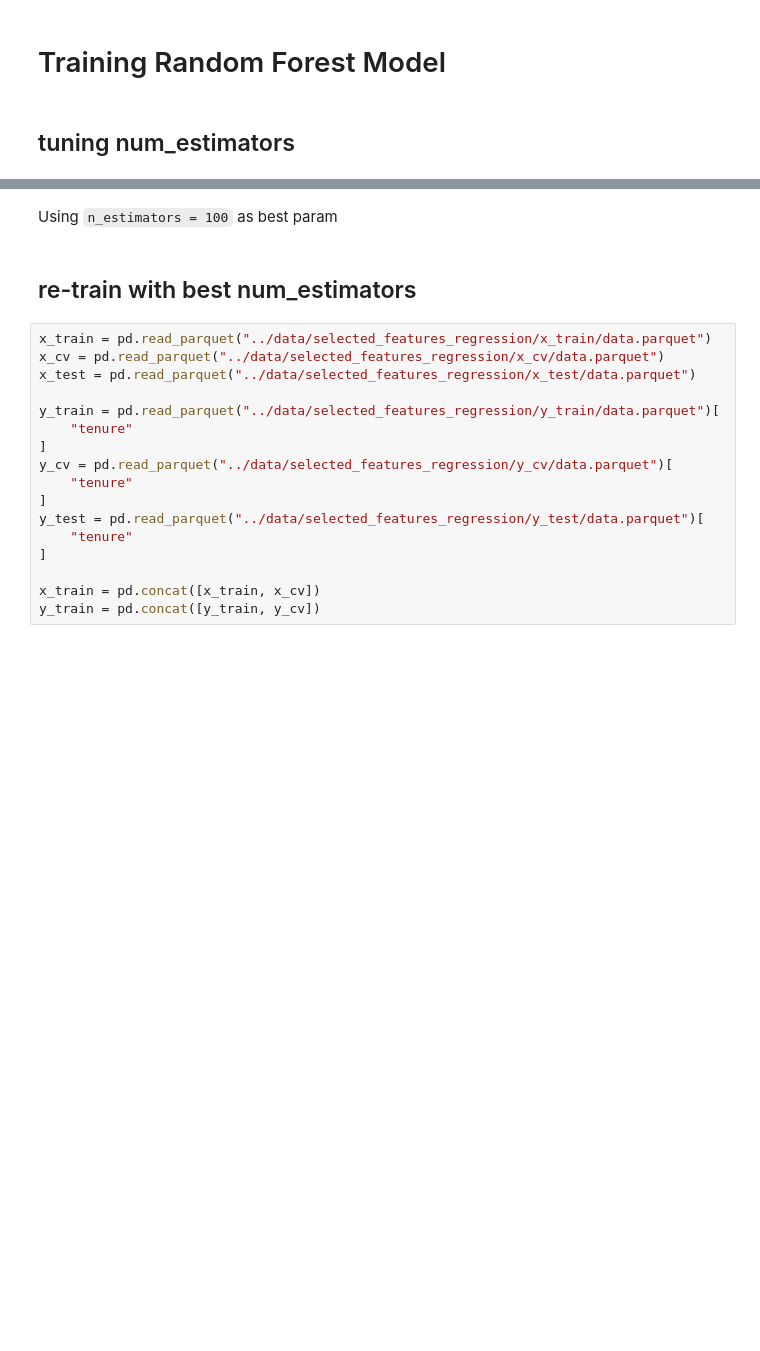
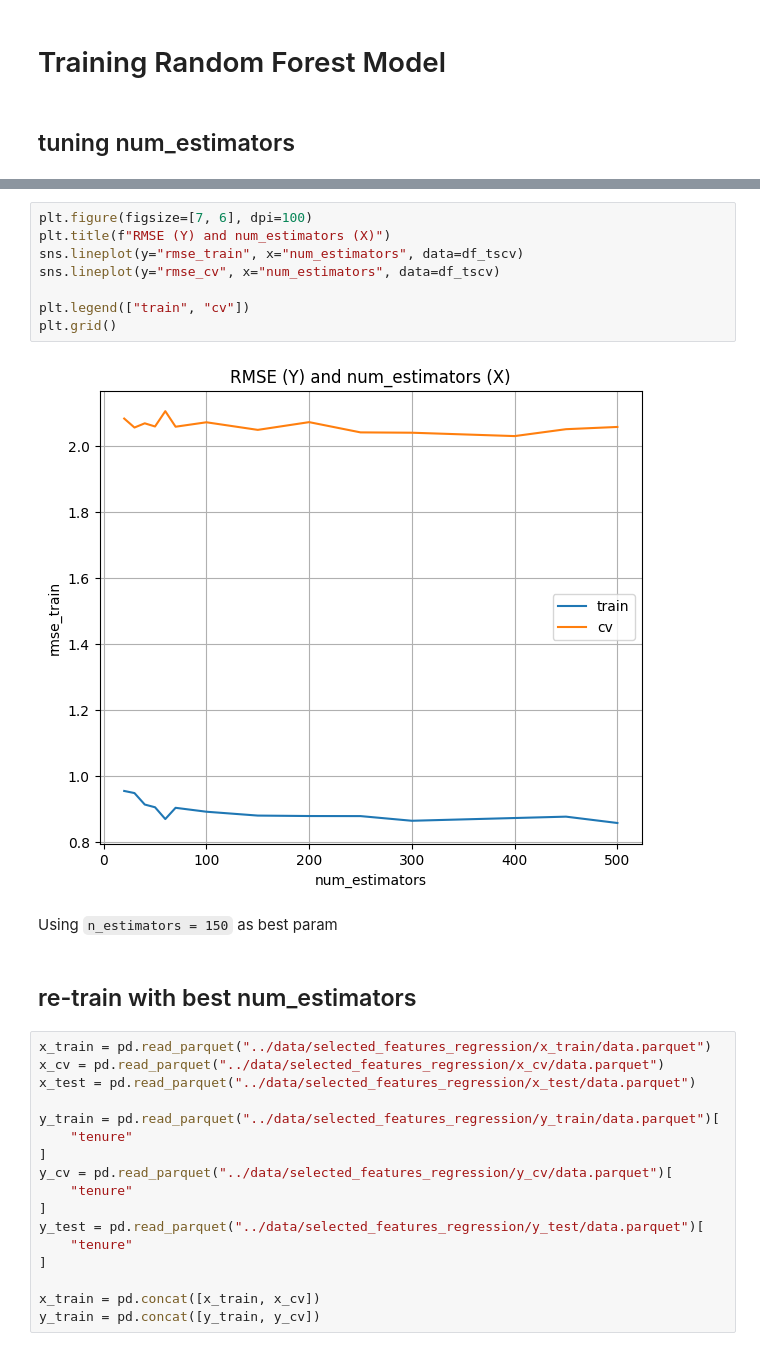
Before and after one commit to sagarsrc/telcom-churn-prediction-cs, a Jupyter notebook: notebooks/009_modelling_regression_RandomForest.ipynb, the cells around one changed output, grey strips where cells are left out. Cells and saved outputs as stored; diff of their text form; blank space fills up the shorter version.

```diff
--- a/notebooks/009_modelling_regression_RandomForest.ipynb
+++ b/notebooks/009_modelling_regression_RandomForest.ipynb
@@ -149,5 +197,15 @@ plt.grid()
+# %%
+plt.figure(figsize=[7, 6], dpi=100)
+plt.title(f"RMSE (Y) and num_estimators (X)")
+sns.lineplot(y="rmse_train", x="num_estimators", data=df_tscv)
+sns.lineplot(y="rmse_cv", x="num_estimators", data=df_tscv)
+
+plt.legend(["train", "cv"])
+plt.grid()
+# %% [output]
+[figure, added]
 # %% [markdown]
-Using `n_estimators = 100` as best param
+Using `n_estimators = 150` as best param
 # %% [markdown]
 ## re-train with best num_estimators
 # %%
```
Also changed, not shown: parts of 16 cells of this notebook, 1 other file.
